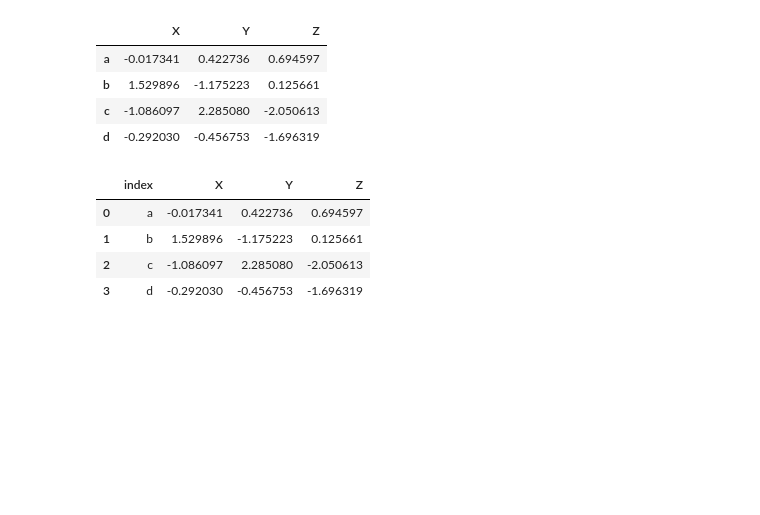
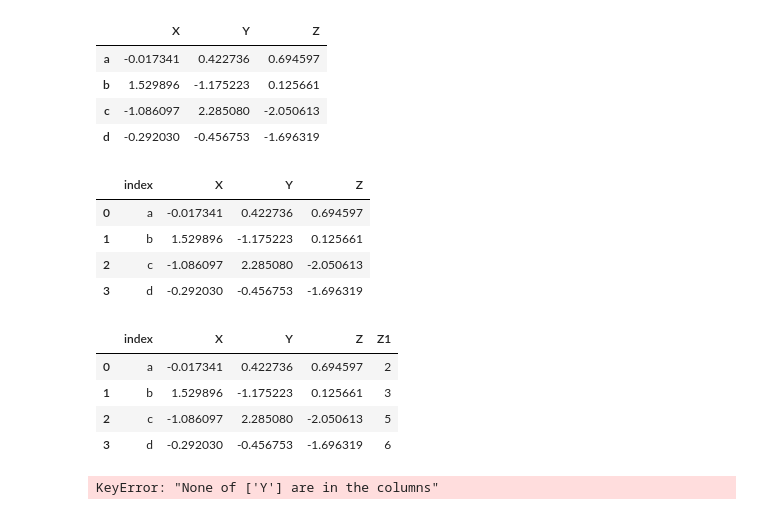
Before and after one commit to saybertevgeny/python-education, a Jupyter notebook: DataFrame Selection and Indexing.ipynb, the cells around one changed output. Drawn from its saved outputs; the diff is of its cells as text; code cells hidden in the pictures; blank space fills up the shorter version.

```diff
--- a/DataFrame Selection and Indexing.ipynb
+++ b/DataFrame Selection and Indexing.ipynb
@@ -175,3 +175,17 @@ df
 | 3 | d | -0.292030 | -0.456753 | -1.696319 |
 # %%
 z1 =[2,3,5,6]
+# %%
+df['Z1'] = z1
+# %%
+df
+# %% [output]
+|  | index | X | Y | Z | Z1 |
+| 0 | a | -0.017341 | 0.422736 | 0.694597 | 2 |
+| 1 | b | 1.529896 | -1.175223 | 0.125661 | 3 |
+| 2 | c | -1.086097 | 2.285080 | -2.050613 | 5 |
+| 3 | d | -0.292030 | -0.456753 | -1.696319 | 6 |
+# %%
+df.set_index('Y')
+# %% [output]
+KeyError: "None of ['Y'] are in the columns"
```
Also changed, not shown: parts of 2 cells of this notebook.
